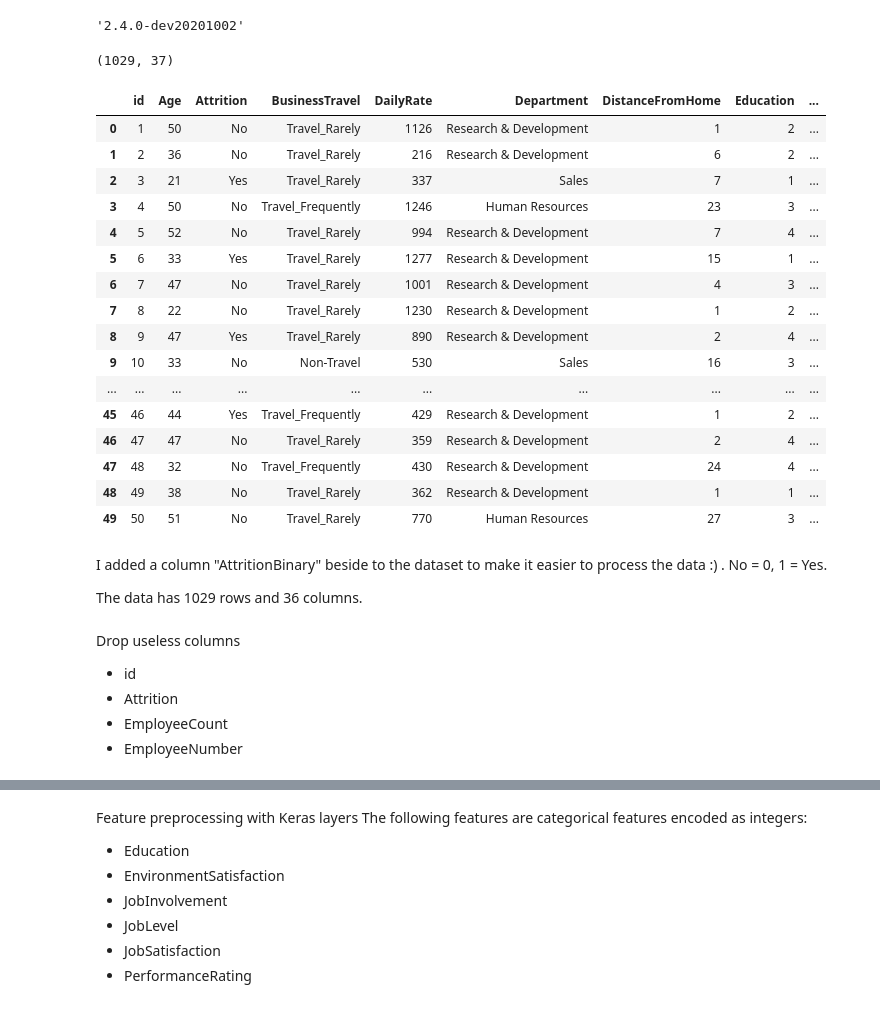
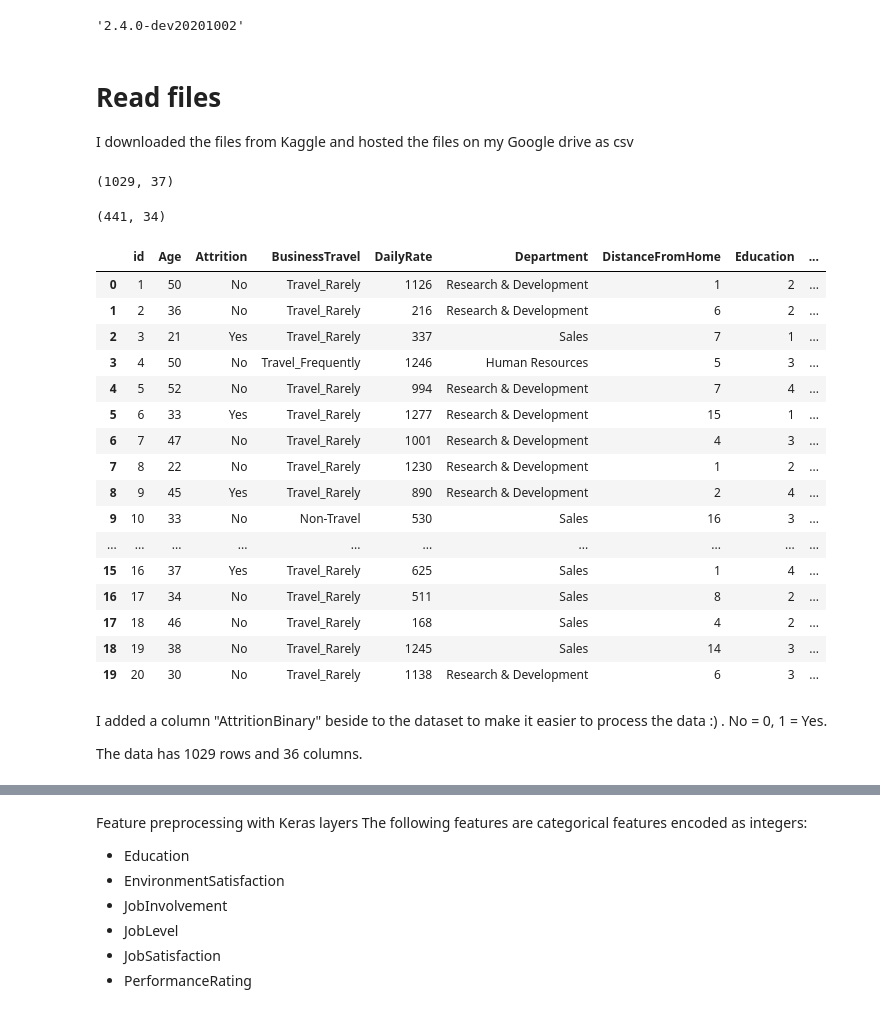
Before and after one commit to royleekiat/Employee_attrition_predictor, a Jupyter notebook: Employee_attrition_predictor_Roy_Lee.ipynb, the cells around one changed output, grey strips where cells are left out. Saved outputs shown, nothing was run; the diff lists cells and outputs as text; code cells hidden in the pictures.

```diff
--- a/Employee_attrition_predictor_Roy_Lee.ipynb
+++ b/Employee_attrition_predictor_Roy_Lee.ipynb
@@ -29,4 +36,8 @@ from tensorflow.keras import layers
 tf.__version__
 # %% [output]
 '2.4.0-dev20201002'
+# %% [markdown]
+# Read files
+
+I downloaded the files from Kaggle and hosted the files on my Google drive as csv
 # %%
@@ -36,33 +47,34 @@ dataframe = pd.read_csv(file_url)
 dataframe.shape
 # %% [output]
 (1029, 37)
+# %%
+#Test dataset
+test_file_url = "https://docs.google.com/spreadsheets/d/e/2PACX-1vRsxR0nTrEaCqfro4FvGNDn6ZYYdQS0e2Tev1SMtJ5jYIjU0WGp77hp6btdJYkMl3XAk4lA01hxE30o/pub?gid=2057317048&single=true&output=csv"
+test_dataframe = pd.read_csv(test_file_url)
+test_dataframe.shape
+# %% [output]
+(441, 34)
 # %%
-dataframe.head(n=50)
+dataframe.head(n=20)
 # %% [output]
 |  | id | Age | Attrition | BusinessTravel | DailyRate | Department | DistanceFromHome | Education | ... |
 | 0 | 1 | 50 | No | Travel_Rarely | 1126 | Research & Development | 1 | 2 | ... |
 | 1 | 2 | 36 | No | Travel_Rarely | 216 | Research & Development | 6 | 2 | ... |
 | 2 | 3 | 21 | Yes | Travel_Rarely | 337 | Sales | 7 | 1 | ... |
-| 3 | 4 | 50 | No | Travel_Frequently | 1246 | Human Resources | 23 | 3 | ... |
+| 3 | 4 | 50 | No | Travel_Frequently | 1246 | Human Resources | 5 | 3 | ... |
 | 4 | 5 | 52 | No | Travel_Rarely | 994 | Research & Development | 7 | 4 | ... |
 | 5 | 6 | 33 | Yes | Travel_Rarely | 1277 | Research & Development | 15 | 1 | ... |
 | 6 | 7 | 47 | No | Travel_Rarely | 1001 | Research & Development | 4 | 3 | ... |
 | 7 | 8 | 22 | No | Travel_Rarely | 1230 | Research & Development | 1 | 2 | ... |
-| 8 | 9 | 47 | Yes | Travel_Rarely | 890 | Research & Development | 2 | 4 | ... |
+| 8 | 9 | 45 | Yes | Travel_Rarely | 890 | Research & Development | 2 | 4 | ... |
 | 9 | 10 | 33 | No | Non-Travel | 530 | Sales | 16 | 3 | ... |
 | ... | ... | ... | ... | ... | ... | ... | ... | ... | ... |
-| 45 | 46 | 44 | Yes | Travel_Frequently | 429 | Research & Development | 1 | 2 | ... |
-| 46 | 47 | 47 | No | Travel_Rarely | 359 | Research & Development | 2 | 4 | ... |
-| 47 | 48 | 32 | No | Travel_Frequently | 430 | Research & Development | 24 | 4 | ... |
-| 48 | 49 | 38 | No | Travel_Rarely | 362 | Research & Development | 1 | 1 | ... |
-| 49 | 50 | 51 | No | Travel_Rarely | 770 | Human Resources | 27 | 3 | ... |
+| 15 | 16 | 37 | Yes | Travel_Rarely | 625 | Sales | 1 | 4 | ... |
+| 16 | 17 | 34 | No | Travel_Rarely | 511 | Sales | 8 | 2 | ... |
+| 17 | 18 | 46 | No | Travel_Rarely | 168 | Sales | 4 | 2 | ... |
+| 18 | 19 | 38 | No | Travel_Rarely | 1245 | Sales | 14 | 3 | ... |
+| 19 | 20 | 30 | No | Travel_Rarely | 1138 | Research & Development | 6 | 3 | ... |
 # %% [markdown]
 I added a column "AttritionBinary" beside to the dataset to make it easier to process the data :) . No = 0, 1 = Yes.
 
 The data has 1029 rows and 36 columns.
-# %% [markdown]
-Drop useless columns
-- id
-- Attrition
-- EmployeeCount
-- EmployeeNumber
```
Also changed, not shown: parts of 33 cells of this notebook.
